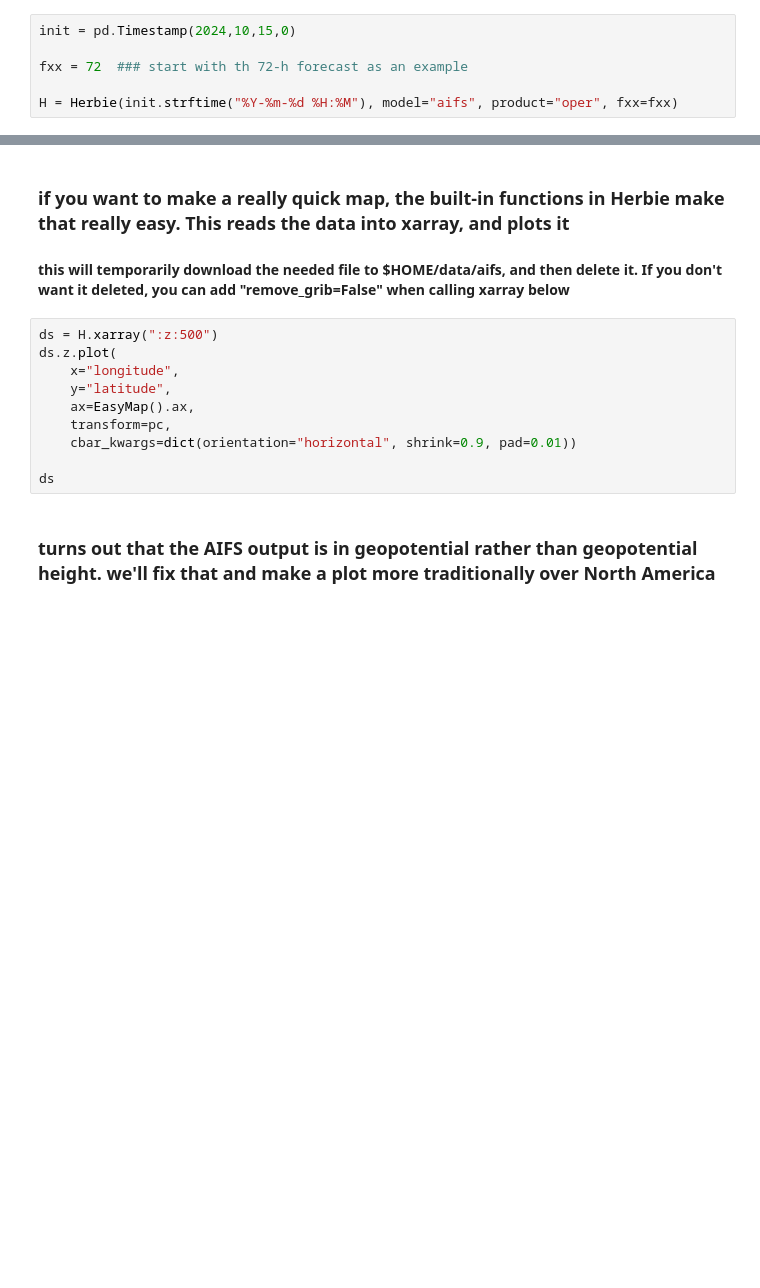
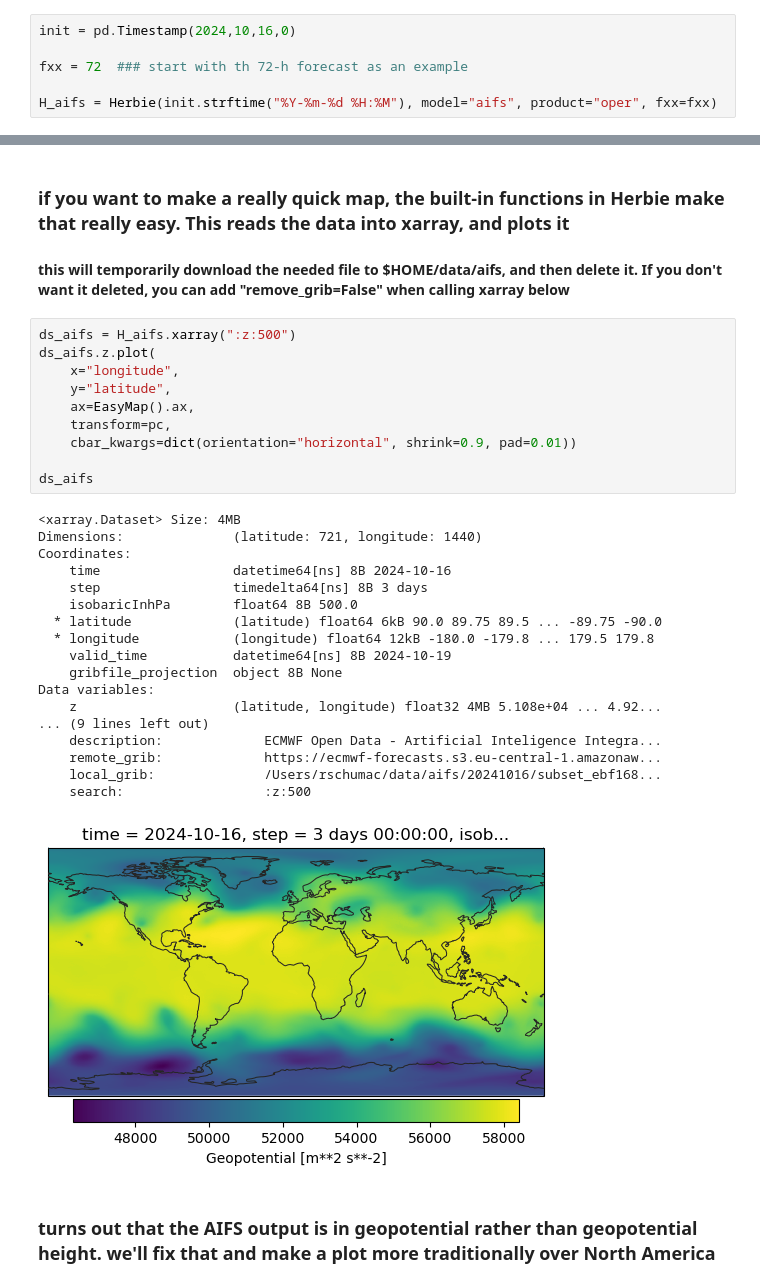
Before and after one commit to eabarnes1010/ai_weather_to_climate_ats780A8, a Jupyter notebook: lecture_code/herbie_examples.ipynb, the cells around one changed output, grey strips where cells are left out. Saved outputs shown, nothing was run; the diff lists cells and outputs as text; blank space fills up the shorter version.

```diff
--- a/lecture_code/herbie_examples.ipynb
+++ b/lecture_code/herbie_examples.ipynb
@@ -22,8 +22,8 @@ from herbie.toolbox import EasyMap, pc
 # %% [markdown]
 ### get AIFS forecast grids
 # %%
-init = pd.Timestamp(2024,10,15,0)
+init = pd.Timestamp(2024,10,16,0)
 
 fxx = 72  ### start with th 72-h forecast as an example
 
-H = Herbie(init.strftime("%Y-%m-%d %H:%M"), model="aifs", product="oper", fxx=fxx)
+H_aifs = Herbie(init.strftime("%Y-%m-%d %H:%M"), model="aifs", product="oper", fxx=fxx)
@@ -40,15 +59,34 @@ H.inventory(":z:500")
 
 #### this will temporarily download the needed file to $HOME/data/aifs, and then delete it. If you don't want it deleted, you can add "remove_grib=False" when calling xarray below
 # %%
-ds = H.xarray(":z:500")
-ds.z.plot(
+ds_aifs = H_aifs.xarray(":z:500")
+ds_aifs.z.plot(
     x="longitude",
     y="latitude",
     ax=EasyMap().ax,
     transform=pc,
     cbar_kwargs=dict(orientation="horizontal", shrink=0.9, pad=0.01))
 
-ds
+ds_aifs
+# %% [output]
+<xarray.Dataset> Size: 4MB
+Dimensions:              (latitude: 721, longitude: 1440)
+Coordinates:
+    time                 datetime64[ns] 8B 2024-10-16
+    step                 timedelta64[ns] 8B 3 days
+    isobaricInhPa        float64 8B 500.0
+  * latitude             (latitude) float64 6kB 90.0 89.75 89.5 ... -89.75 -90.0
+  * longitude            (longitude) float64 12kB -180.0 -179.8 ... 179.5 179.8
+    valid_time           datetime64[ns] 8B 2024-10-19
+    gribfile_projection  object 8B None
+Data variables:
+    z                    (latitude, longitude) float32 4MB 5.108e+04 ... 4.92...
+... (9 lines left out)
+    description:             ECMWF Open Data - Artificial Inteligence Integra...
+    remote_grib:             https://ecmwf-forecasts.s3.eu-central-1.amazonaw...
+    local_grib:              /Users/rschumac/data/aifs/20241016/subset_ebf168...
+    search:                  :z:500
+[figure, added]
 # %% [markdown]
 ### turns out that the AIFS output is in geopotential rather than geopotential height. we'll fix that and make a plot more traditionally over North America
 # %%
```
Also changed, not shown: parts of 13 cells of this notebook.
